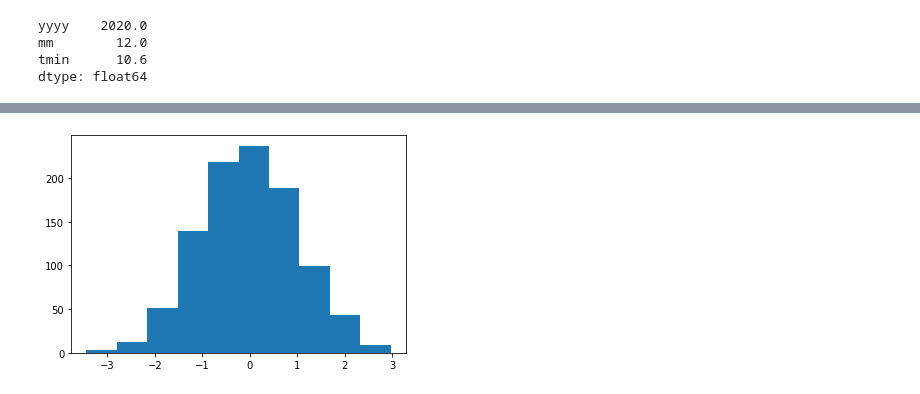
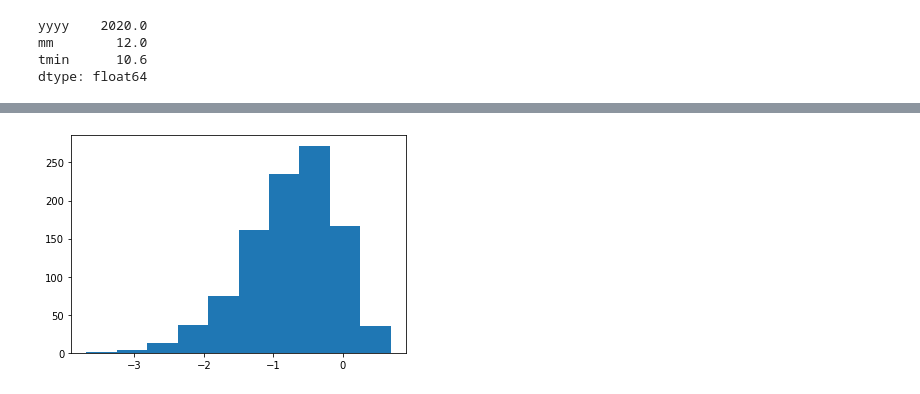
Before and after one commit to Sandy4321/energy-weather-modelling, a Jupyter notebook: monte_carlo_braemar.ipynb, the cells around one changed output, grey strips where cells are left out. Saved outputs shown, nothing was run; the diff lists cells and outputs as text; code cells hidden in the pictures.

```diff
--- a/monte_carlo_braemar.ipynb
+++ b/monte_carlo_braemar.ipynb
@@ -128,5 +128,5 @@ dtype: float64
 # %%
 # https://docs.scipy.org/doc/scipy/reference/generated/scipy.stats.skewnorm.html
 from scipy.stats import skewnorm
-a=-0.05
-data= skewnorm.rvs(a, size=1000)
+a=-3
+distribution= skewnorm.rvs(a, size=1000)
@@ -153,6 +153,6 @@ array([ 1.10993586e-01,  1.92293755e+00, -1.29797928e+00, -1.36817895e+00,
 # %%
-plt.hist(data)
+plt.hist(distribution)
 plt.show()
 # %% [output]
-[figure, old version]
+[figure, new version]
 # %%
```
Also changed, not shown: parts of 7 cells of this notebook.
